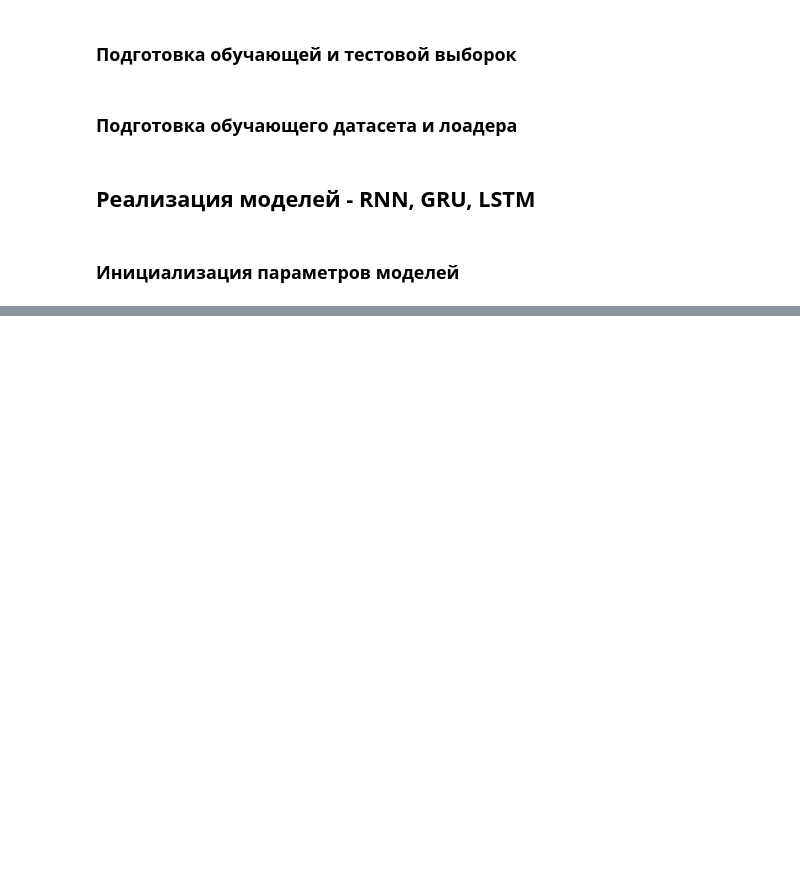
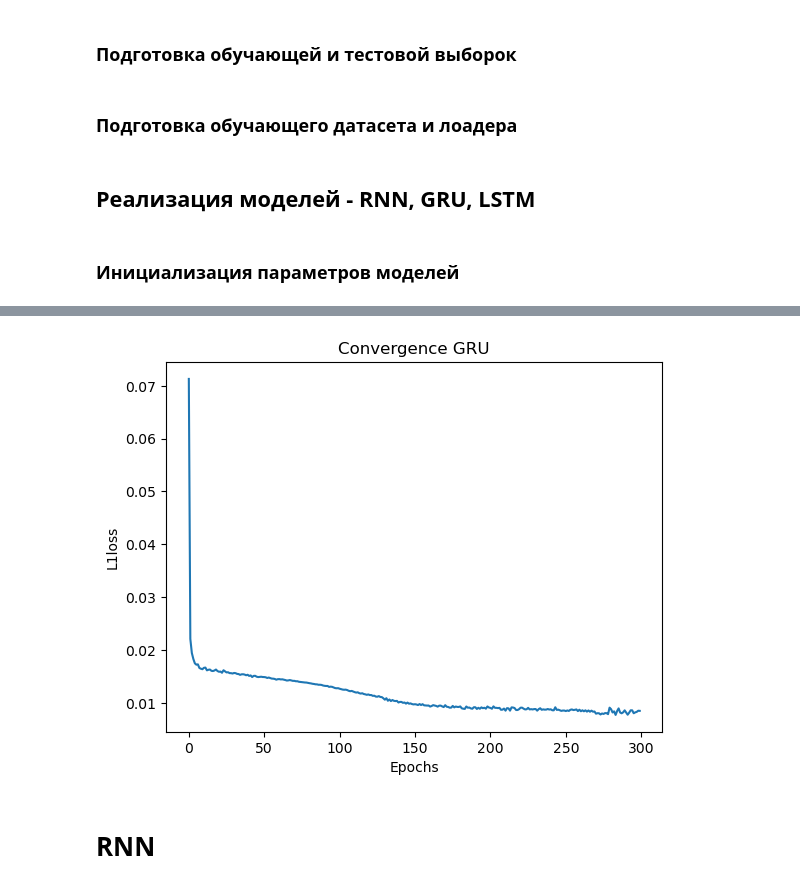
Before and after one commit to ChrisLisbon/nn_homework, a Jupyter notebook: Task2.ipynb, the cells around one changed output, grey strips where cells are left out. Cells and saved outputs as stored; diff of their text form; code cells hidden in the pictures; blank space fills up the shorter version.

```diff
--- a/Task2.ipynb
+++ b/Task2.ipynb
@@ -131,0 +173,37 @@ device = 'cuda'
+# %%
+gru_model = GRU(input_dim, hidden_dim, layer_dim, output_dim).to(device)
+optimizer = optim.Adam(gru_model.parameters(), lr=0.001)
+criterion = nn.L1Loss()
+
+progress_bar = tqdm(list(np.arange(epochs)), desc="Epoch", colour="white")
+info_bar = {"Loss": 0}
+
+losses = []
+for epoch in range(epochs):
+    loss = 0
+    for train_features, test_features in dataloader:
+        train_features = train_features.to(device)
+        test_features = test_features.to(device)
+        optimizer.zero_grad()
+        outputs = gru_model(train_features)
+        train_loss = criterion(outputs, test_features)
+        train_loss.backward()
+        optimizer.step()
+        loss += train_loss.item()
+    loss = loss / len(dataloader)
+    losses.append(loss)
+    info_bar['Loss'] = np.round(loss, 5)
+    progress_bar.update()
+    progress_bar.set_postfix_str(info_bar)
+    #print("epoch : {}/{}, recon loss = {:.8f}".format(epoch + 1, epochs, loss))
+torch.save(gru_model.state_dict(), '__gru_300_norm.pt')
+# %%
+plt.plot(np.arange(epochs), losses)
+plt.title('Convergence GRU')
+plt.ylabel('L1loss')
+plt.xlabel('Epochs')
+plt.show()
+# %% [output]
+[figure, added]
+# %% [markdown]
+# RNN
```
Also changed, not shown: parts of 14 cells of this notebook, 13 other files.
